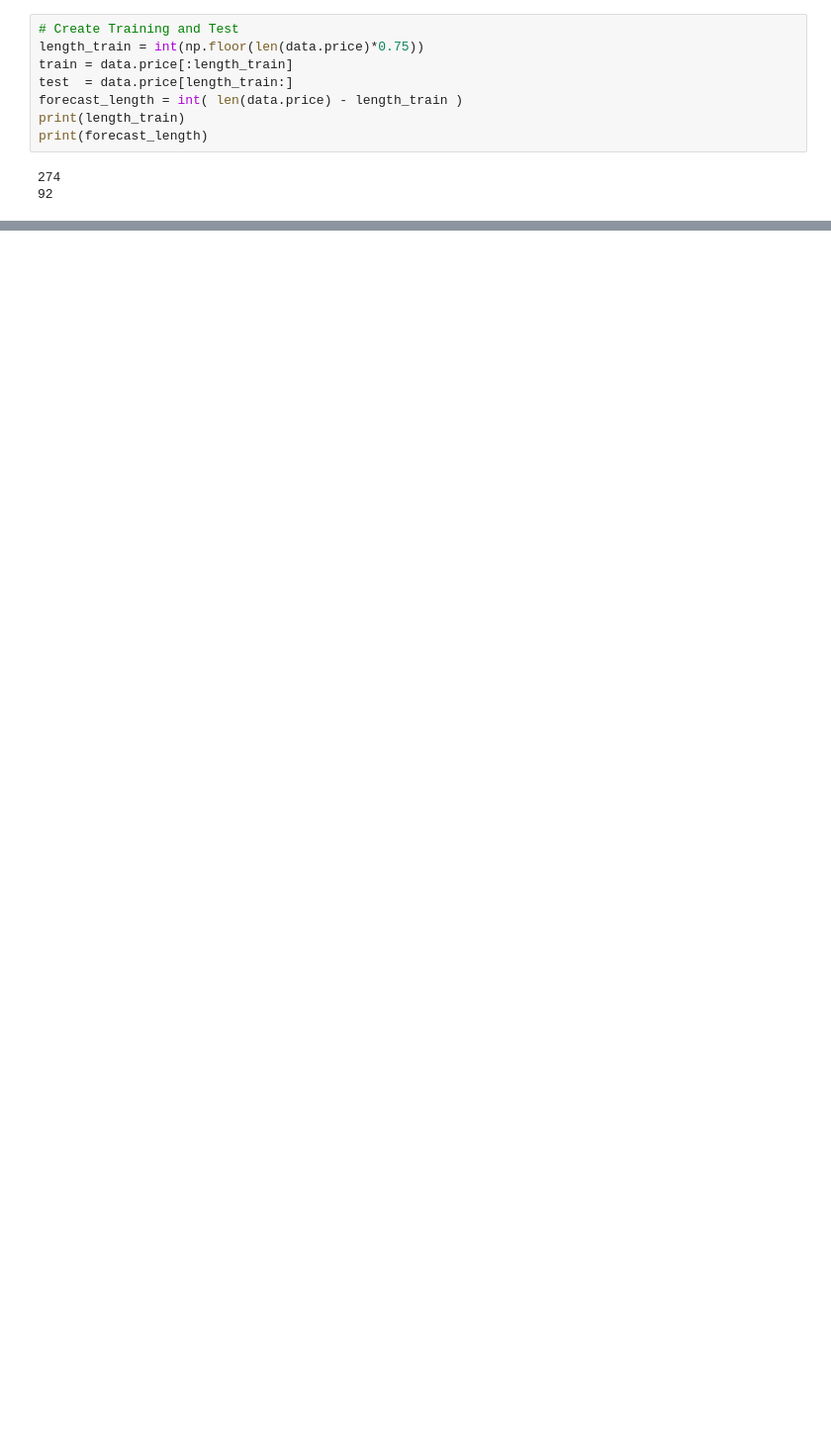
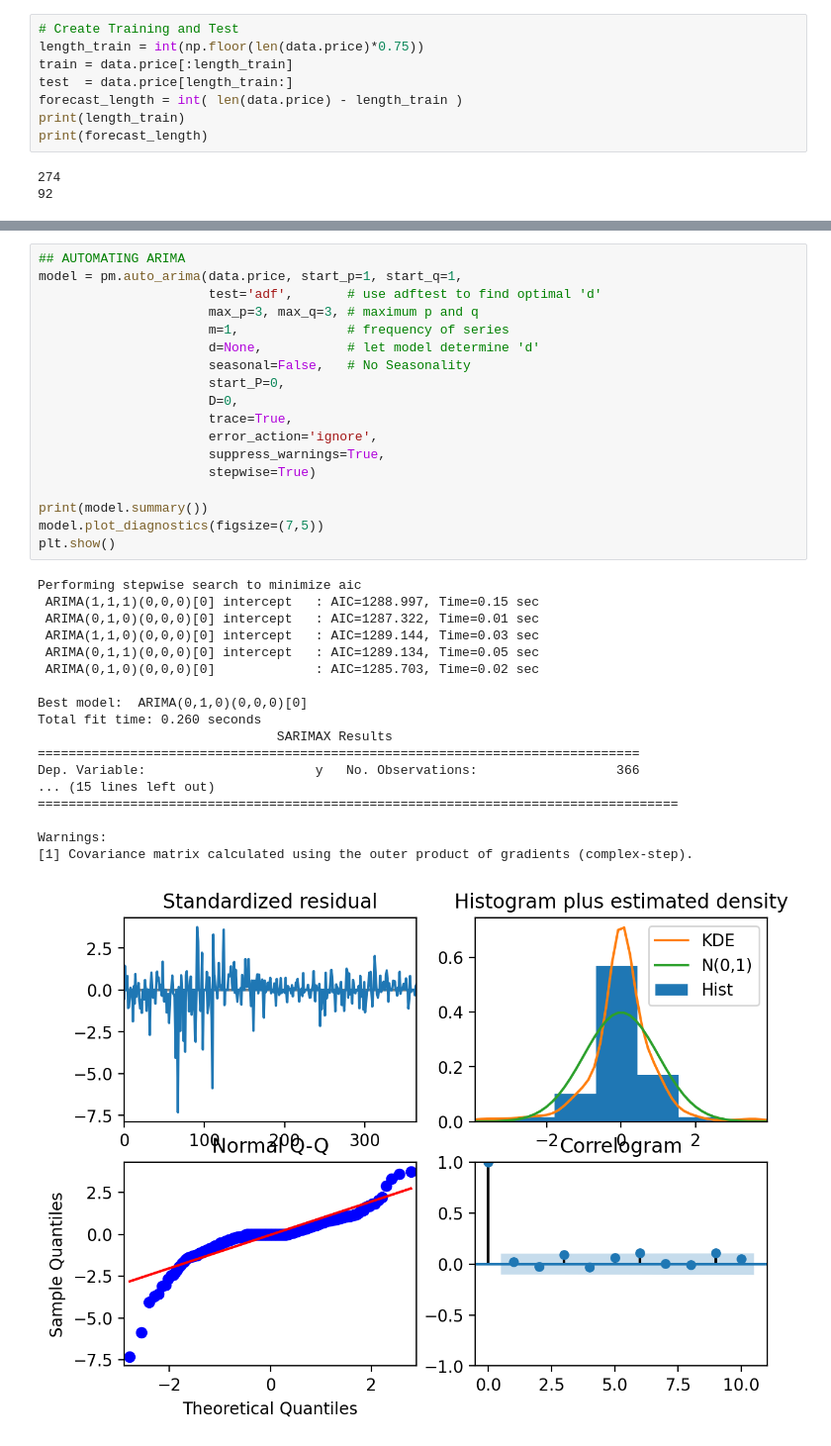
Before and after one commit to marslanahmed/Project2-Predicting-Oil-Prices-using-ARIMA, a Jupyter notebook: project_notebook.ipynb, the cells around one changed output, grey strips where cells are left out. Shown at 99% size. Cells and saved outputs as stored; diff of their text form; blank space fills up the shorter version.

```diff
--- a/project_notebook.ipynb
+++ b/project_notebook.ipynb
@@ -823,0 +846,37 @@ plt.show()
+# %%
+## AUTOMATING ARIMA
+model = pm.auto_arima(data.price, start_p=1, start_q=1,
+                      test='adf',       # use adftest to find optimal 'd'
+                      max_p=3, max_q=3, # maximum p and q
+                      m=1,              # frequency of series
+                      d=None,           # let model determine 'd'
+                      seasonal=False,   # No Seasonality
+                      start_P=0,
+                      D=0,
+                      trace=True,
+                      error_action='ignore',
+                      suppress_warnings=True,
+                      stepwise=True)
+
+print(model.summary())
+model.plot_diagnostics(figsize=(7,5))
+plt.show()
+# %% [output]
+Performing stepwise search to minimize aic
+ ARIMA(1,1,1)(0,0,0)[0] intercept   : AIC=1288.997, Time=0.15 sec
+ ARIMA(0,1,0)(0,0,0)[0] intercept   : AIC=1287.322, Time=0.01 sec
+ ARIMA(1,1,0)(0,0,0)[0] intercept   : AIC=1289.144, Time=0.03 sec
+ ARIMA(0,1,1)(0,0,0)[0] intercept   : AIC=1289.134, Time=0.05 sec
+ ARIMA(0,1,0)(0,0,0)[0]             : AIC=1285.703, Time=0.02 sec
+
+Best model:  ARIMA(0,1,0)(0,0,0)[0]
+Total fit time: 0.260 seconds
+                               SARIMAX Results
+==============================================================================
+Dep. Variable:                      y   No. Observations:                  366
+... (15 lines left out)
+===================================================================================
+
+Warnings:
+[1] Covariance matrix calculated using the outer product of gradients (complex-step).
+[figure, added]
```
Also changed, not shown: parts of 9 cells of this notebook.
